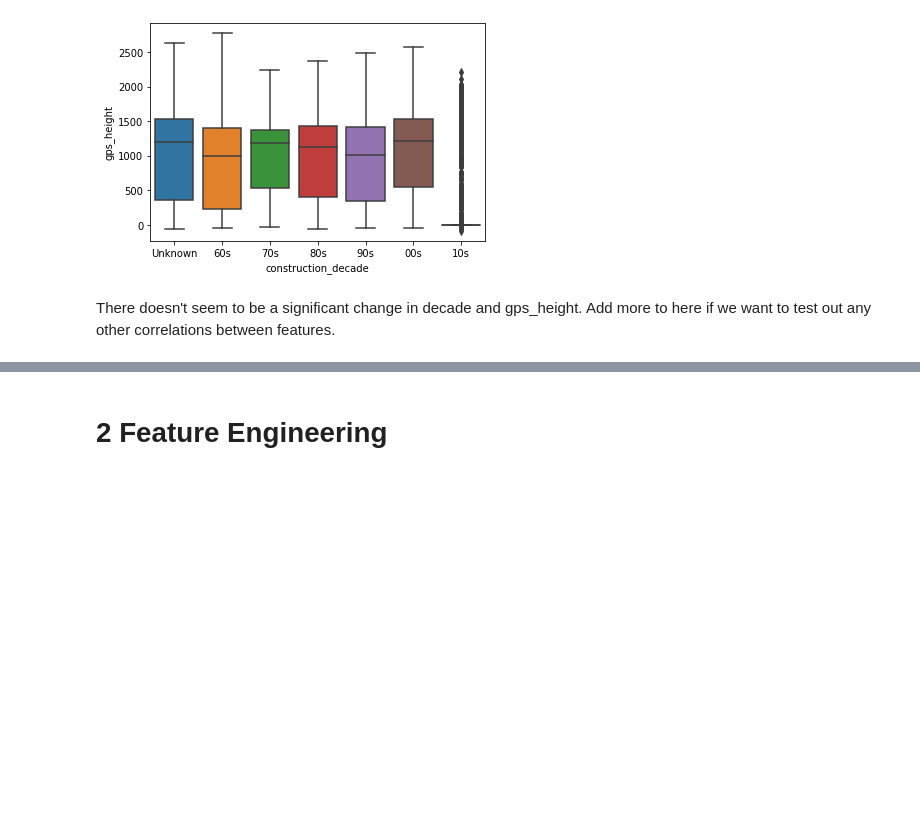
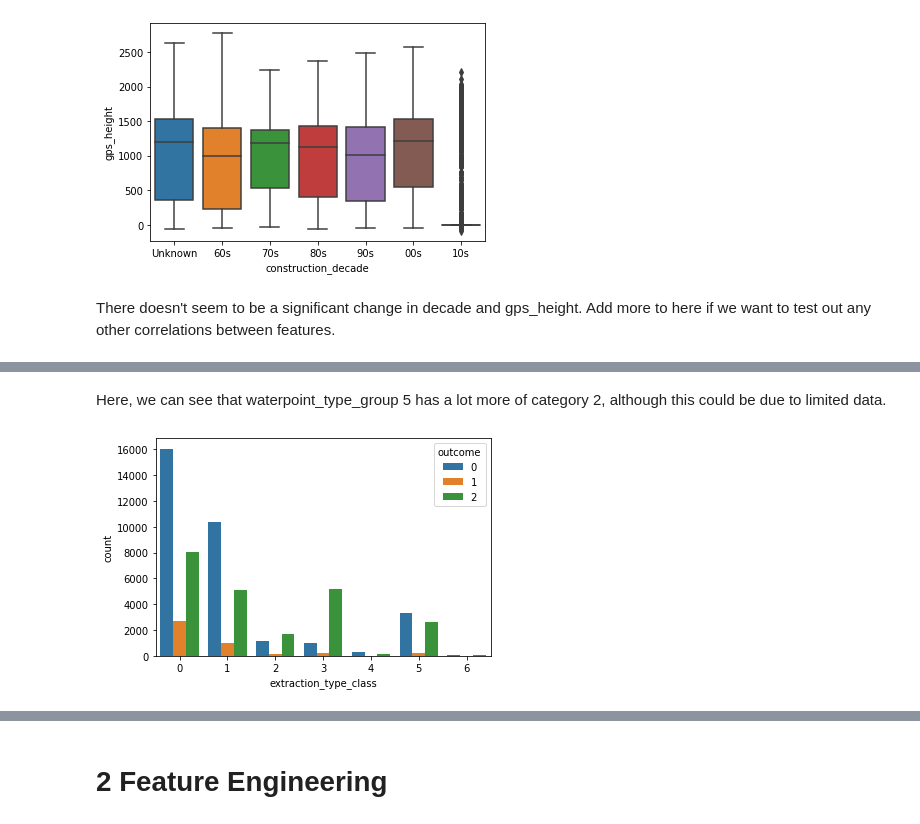
Before and after one commit to JasonErwin/dma-project, a Jupyter notebook: EDA.ipynb, the cells around one changed output, grey strips where cells are left out. Cells and saved outputs as stored; diff of their text form; code cells hidden in the pictures; blank space fills up the shorter version.

```diff
--- a/EDA.ipynb
+++ b/EDA.ipynb
@@ -57,0 +85,7 @@ Add more to here if we want to test out any other correlations between features.
+# %% [markdown]
+Here, we can see that waterpoint_type_group 5 has a lot more of category 2, although this could be due to limited data.
+# %%
+sns.countplot(x='extraction_type_class', hue='outcome', data=df)
+plt.show()
+# %% [output]
+[figure, added]
```
Also changed, not shown: parts of 20 cells of this notebook, 1 other file.
